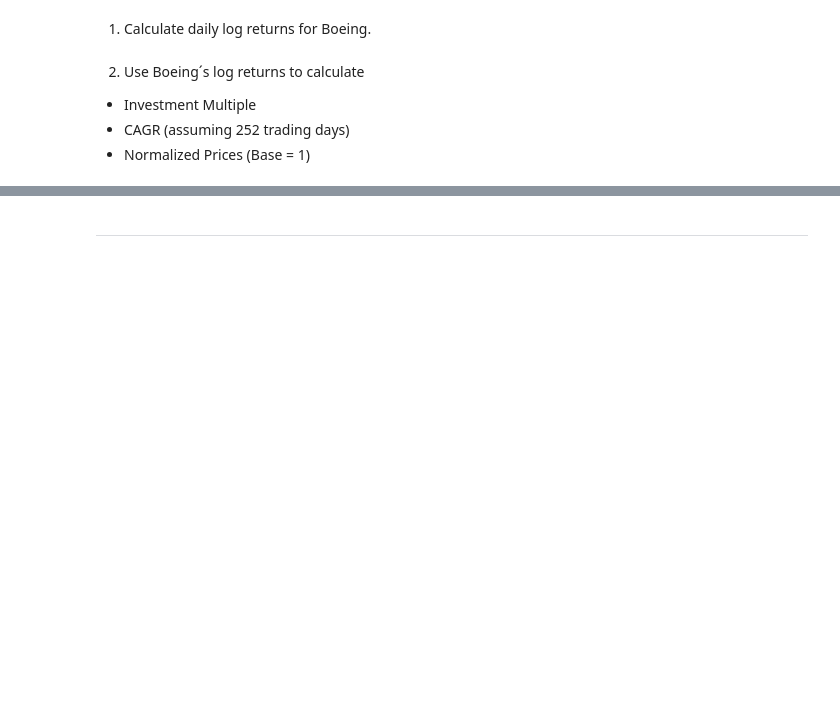
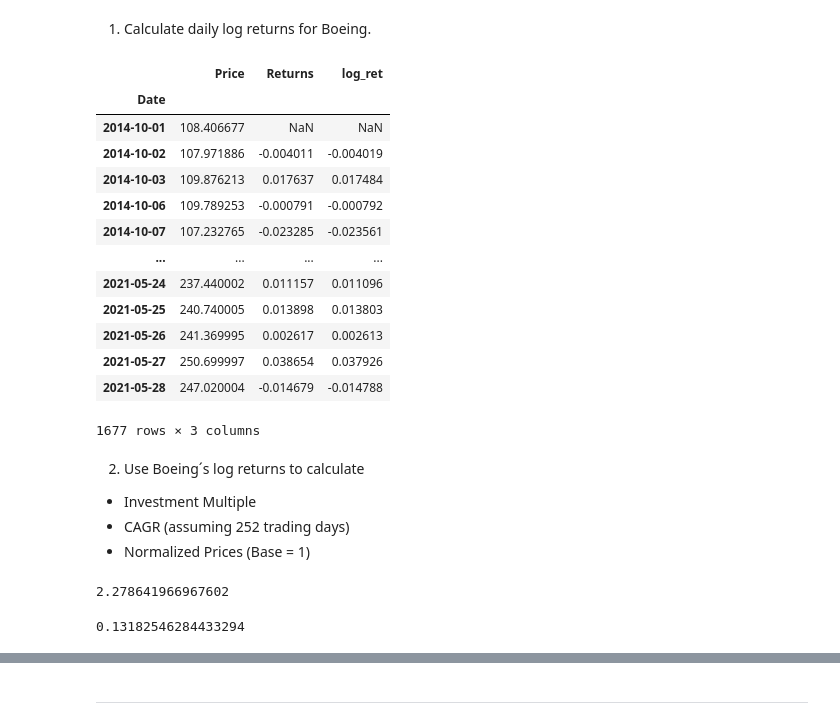
Before and after one commit to L-Gre/TradeFX-AI, a Jupyter notebook: pt2_pandas_oop_financial_analytics/NB_02_Financial_Data_Analysis.ipynb, the cells around one changed output, grey strips where cells are left out. Drawn from its saved outputs; the diff is of its cells as text; code cells hidden in the pictures; blank space fills up the shorter version.

Commit message:
Add simple vs. log returns pt2

```diff
--- a/pt2_pandas_oop_financial_analytics/NB_02_Financial_Data_Analysis.ipynb
+++ b/pt2_pandas_oop_financial_analytics/NB_02_Financial_Data_Analysis.ipynb
@@ -1542,8 +1630,37 @@ np.exp(msft.log_ret.mean() * 252) - 1 # good approximation (for us stocks)
 __Coding Challenge #4__
 # %% [markdown]
 1. Calculate daily log returns for Boeing.
+# %%
+ba['log_ret'] = np.log(ba.Price / ba.Price.shift())
+ba
+# %% [output]
+|  | Price | Returns | log_ret |
+| Date |  |  |  |
+| 2014-10-01 | 108.406677 | NaN | NaN |
+| 2014-10-02 | 107.971886 | -0.004011 | -0.004019 |
+| 2014-10-03 | 109.876213 | 0.017637 | 0.017484 |
+| 2014-10-06 | 109.789253 | -0.000791 | -0.000792 |
+| 2014-10-07 | 107.232765 | -0.023285 | -0.023561 |
+| ... | ... | ... | ... |
+| 2021-05-24 | 237.440002 | 0.011157 | 0.011096 |
+| 2021-05-25 | 240.740005 | 0.013898 | 0.013803 |
+| 2021-05-26 | 241.369995 | 0.002617 | 0.002613 |
+| 2021-05-27 | 250.699997 | 0.038654 | 0.037926 |
+| 2021-05-28 | 247.020004 | -0.014679 | -0.014788 |
+1677 rows × 3 columns
 # %% [markdown]
 2. Use Boeing´s log returns to calculate
 - Investment Multiple
 - CAGR (assuming 252 trading days)
 - Normalized Prices (Base = 1)
+# %%
+# Investment multiple
+
+np.exp(ba.log_ret.sum())
+# %% [output]
+2.278641966967602
+# %%
+# CAGR (252 trading days)
+np.exp(ba.log_ret.mean() * 252) - 1
+# %% [output]
+0.13182546284433294
```
Also changed, not shown: parts of 14 cells of this notebook.
